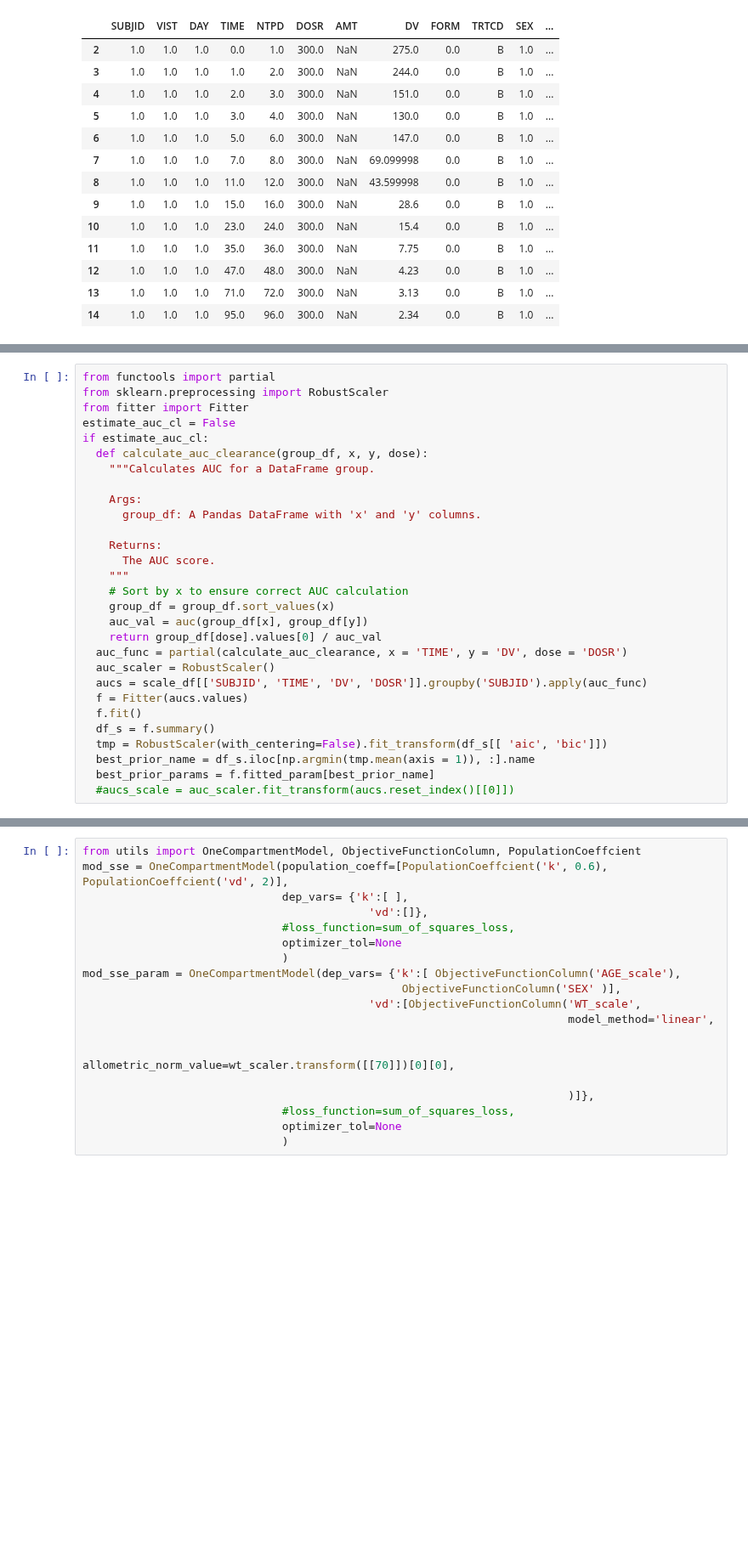
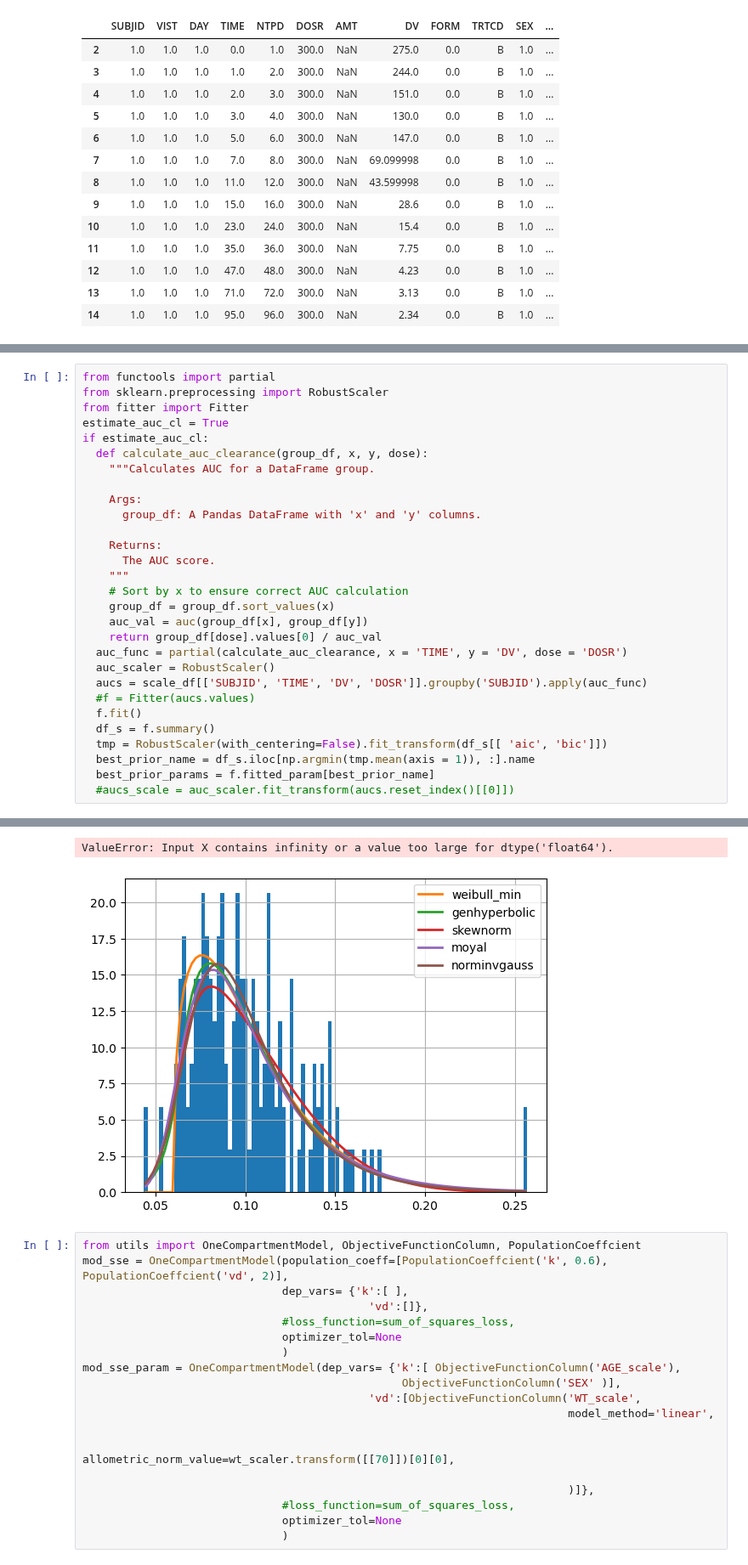
Before and after one commit to kelleyjbrady/NiceODE, a Jupyter notebook: t_0atDV_max_ode_solver_pymc.ipynb, the cells around one changed output, grey strips where cells are left out. Shown at 85% size. Saved outputs shown, nothing was run; the diff lists cells and outputs as text; blank space fills up the shorter version.

```diff
--- a/t_0atDV_max_ode_solver_pymc.ipynb
+++ b/t_0atDV_max_ode_solver_pymc.ipynb
@@ -86,7 +95,7 @@ sub0
 from functools import partial
 from sklearn.preprocessing import RobustScaler
 from fitter import Fitter
-estimate_auc_cl = False
+estimate_auc_cl = True
 if estimate_auc_cl:
   def calculate_auc_clearance(group_df, x, y, dose):
     """Calculates AUC for a DataFrame group.
@@ -104,10 +113,11 @@ if estimate_auc_cl:
   auc_func = partial(calculate_auc_clearance, x = 'TIME', y = 'DV', dose = 'DOSR')
   auc_scaler = RobustScaler()
   aucs = scale_df[['SUBJID', 'TIME', 'DV', 'DOSR']].groupby('SUBJID').apply(auc_func)
-  f = Fitter(aucs.values)
+  #f = Fitter(aucs.values)
   f.fit()
   df_s = f.summary()
   tmp = RobustScaler(with_centering=False).fit_transform(df_s[[ 'aic', 'bic']])
   best_prior_name = df_s.iloc[np.argmin(tmp.mean(axis = 1)), :].name
   best_prior_params = f.fitted_param[best_prior_name]
   #aucs_scale = auc_scaler.fit_transform(aucs.reset_index()[[0]])
+# %% [output]
@@ -114,3 +141,5 @@ if estimate_auc_cl:
+ValueError: Input X contains infinity or a value too large for dtype('float64').
+[figure, added]
 # %%
 from utils import OneCompartmentModel, ObjectiveFunctionColumn, PopulationCoeffcient
 mod_sse = OneCompartmentModel(population_coeff=[PopulationCoeffcient('k', 0.6), PopulationCoeffcient('vd', 2)],
```
Also changed, not shown: parts of 5 cells of this notebook, 2 other files.
